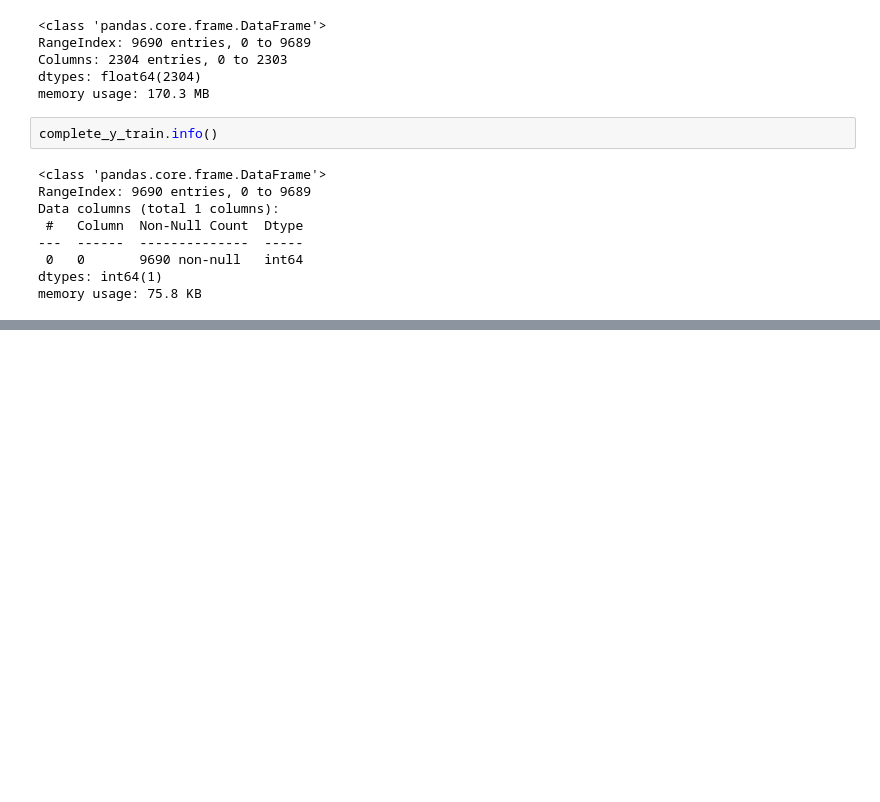
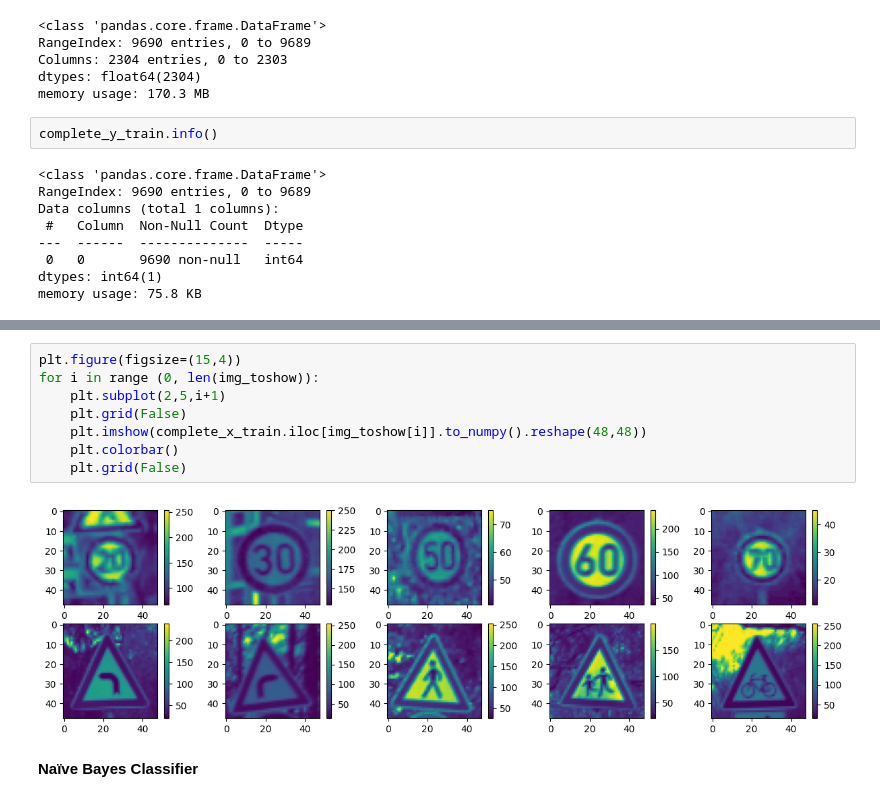
Before and after one commit to Danish3848/F20DL, a Jupyter notebook: CW/Coursework1Notebook.ipynb, the cells around one changed output, grey strips where cells are left out. Drawn from its saved outputs; the diff is of its cells as text; blank space fills up the shorter version.

```diff
--- a/CW/Coursework1Notebook.ipynb
+++ b/CW/Coursework1Notebook.ipynb
@@ -196,0 +151,12 @@ from sklearn.feature_selection import chi2
+# %%
+plt.figure(figsize=(15,4))
+for i in range (0, len(img_toshow)):
+    plt.subplot(2,5,i+1)
+    plt.grid(False)
+    plt.imshow(complete_x_train.iloc[img_toshow[i]].to_numpy().reshape(48,48))
+    plt.colorbar()
+    plt.grid(False)
+# %% [output]
+[figure, added]
+# %% [markdown]
+**Naïve Bayes Classifier**
```
Also changed, not shown: parts of 28 cells of this notebook.
